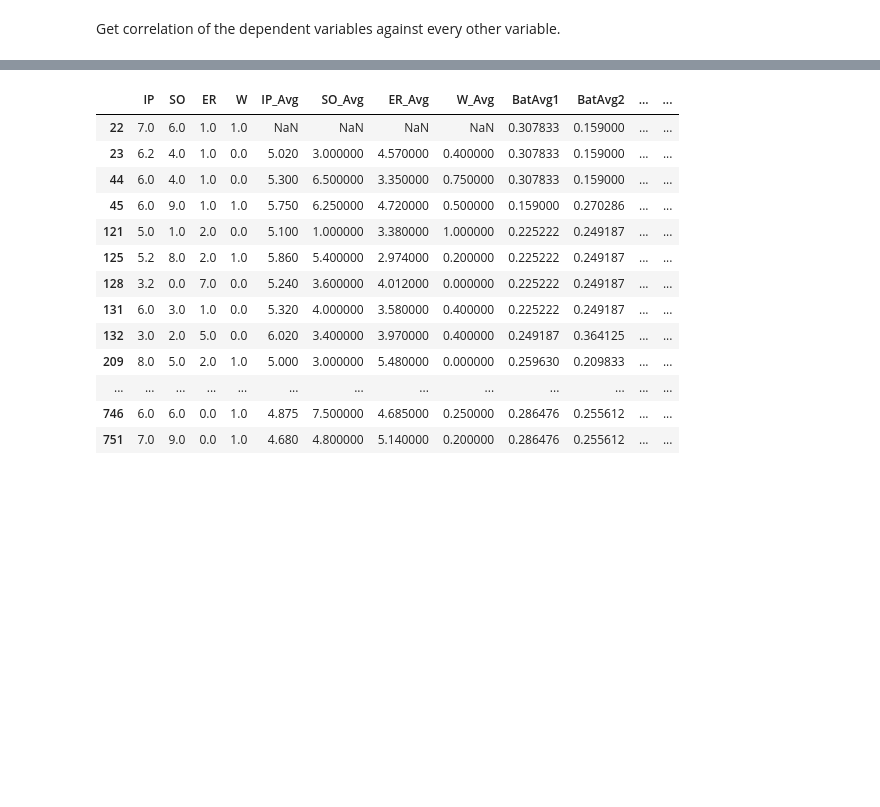
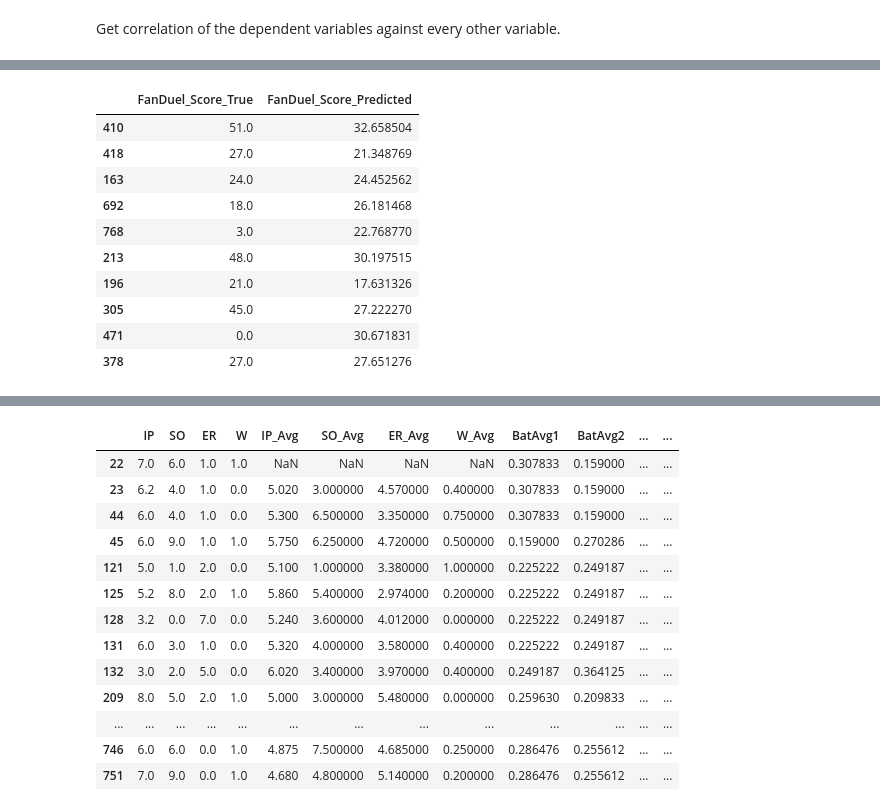
Before and after one commit to GrayMarchese/Data_Mining_Project, a Jupyter notebook: exploratory_analysis.ipynb, the cells around one changed output, grey strips where cells are left out. Saved outputs shown, nothing was run; the diff lists cells and outputs as text; code cells hidden in the pictures; blank space fills up the shorter version.

```diff
--- a/exploratory_analysis.ipynb
+++ b/exploratory_analysis.ipynb
@@ -24,2 +66,4 @@ df.head()
 # %% [markdown]
 Get correlation of the dependent variables against every other variable.
+# %%
+score_df = df.filter(regex = 'Score')
@@ -26,3 +102,17 @@ Get correlation of the dependent variables against every other variable.
+# %%
+score_df.sample(10)
+# %% [output]
+|  | FanDuel_Score_True | FanDuel_Score_Predicted |
+| 410 | 51.0 | 32.658504 |
+| 418 | 27.0 | 21.348769 |
+| 163 | 24.0 | 24.452562 |
+| 692 | 18.0 | 26.181468 |
+| 768 | 3.0 | 22.768770 |
+| 213 | 48.0 | 30.197515 |
+| 196 | 21.0 | 17.631326 |
+| 305 | 45.0 | 27.222270 |
+| 471 | 0.0 | 30.671831 |
+| 378 | 27.0 | 27.651276 |
 # %%
 df.corr()[['IP','SO','ER','W']]
 # %% [output]
```
Also changed, not shown: parts of 9 cells of this notebook.
